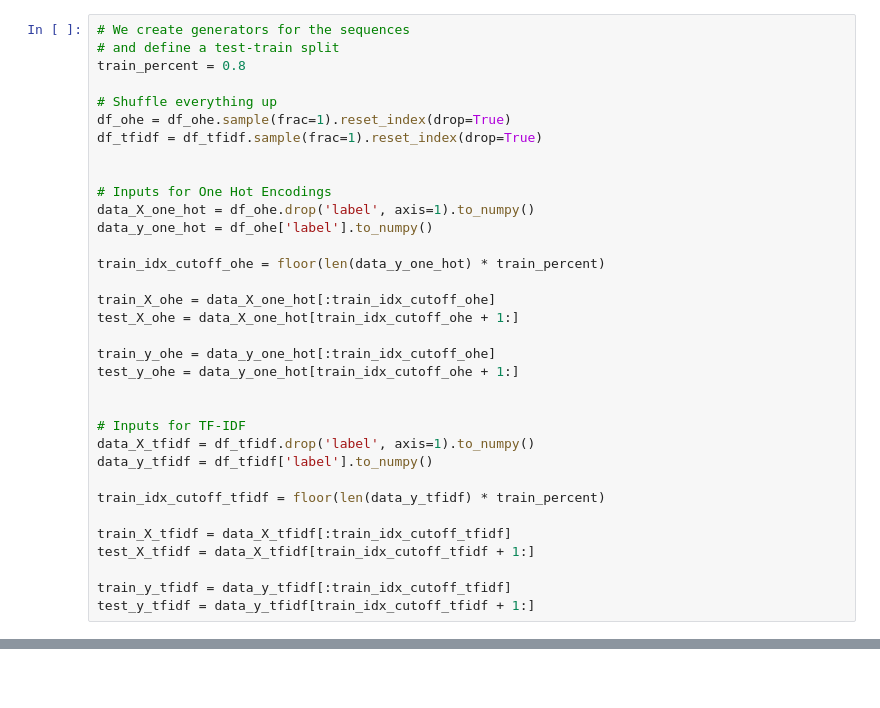
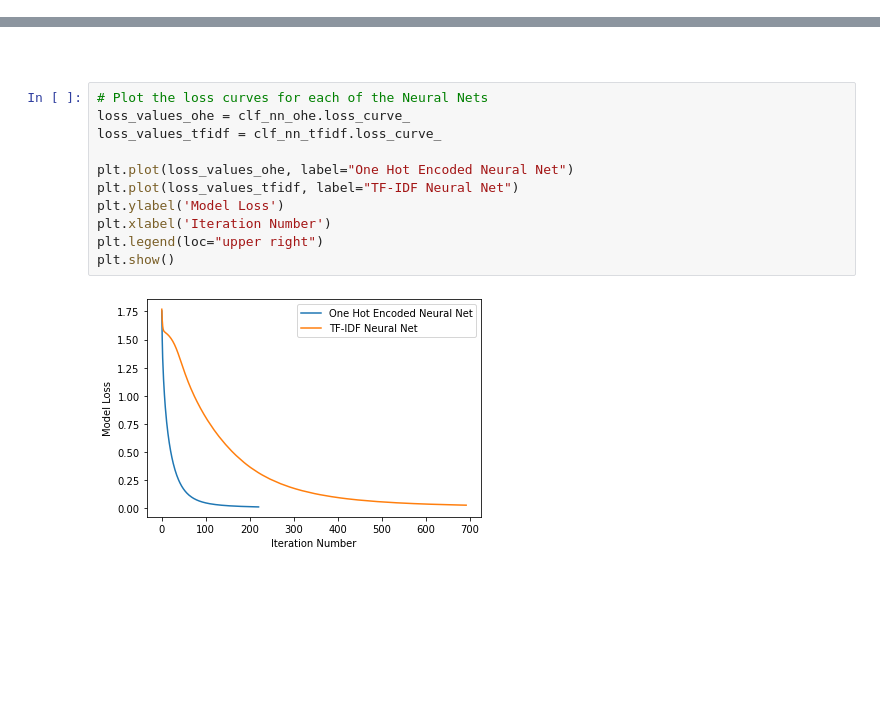
Before and after one commit to yuvaltimen/AuthorshipAttribution, a Jupyter notebook: authorship_attribution.ipynb, the cells around one changed output, grey strips where cells are left out. Drawn from its saved outputs; the diff is of its cells as text; blank space fills up the shorter version.

```diff
--- a/authorship_attribution.ipynb
+++ b/authorship_attribution.ipynb
@@ -572,40 +634,6 @@ from sklearn.metrics import f1_score, precision_score, recall_score
 
 from sklearn.linear_model import LogisticRegression
 from sklearn.neural_network import MLPClassifier
-# %%
-# We create generators for the sequences
-# and define a test-train split
-train_percent = 0.8
-
-# Shuffle everything up
-df_ohe = df_ohe.sample(frac=1).reset_index(drop=True)
-df_tfidf = df_tfidf.sample(frac=1).reset_index(drop=True)
-
-
-# Inputs for One Hot Encodings
-data_X_one_hot = df_ohe.drop('label', axis=1).to_numpy()
-data_y_one_hot = df_ohe['label'].to_numpy()
-
-train_idx_cutoff_ohe = floor(len(data_y_one_hot) * train_percent)
-
-train_X_ohe = data_X_one_hot[:train_idx_cutoff_ohe]
-test_X_ohe = data_X_one_hot[train_idx_cutoff_ohe + 1:]
-
-train_y_ohe = data_y_one_hot[:train_idx_cutoff_ohe]
-test_y_ohe = data_y_one_hot[train_idx_cutoff_ohe + 1:]
-
-
-# Inputs for TF-IDF
-data_X_tfidf = df_tfidf.drop('label', axis=1).to_numpy()
-data_y_tfidf = df_tfidf['label'].to_numpy()
-
-train_idx_cutoff_tfidf = floor(len(data_y_tfidf) * train_percent)
-
-train_X_tfidf = data_X_tfidf[:train_idx_cutoff_tfidf]
-test_X_tfidf = data_X_tfidf[train_idx_cutoff_tfidf + 1:]
-
-train_y_tfidf = data_y_tfidf[:train_idx_cutoff_tfidf]
-test_y_tfidf = data_y_tfidf[train_idx_cutoff_tfidf + 1:]
 # %%
 # Logistic Regression:
 # Here, we implement sklearn's Logistic Regression model.
@@ -694,2 +731,15 @@ F1 Measure: 0.9222097963146505
 # %% [markdown]
 ##
+# %%
+# Plot the loss curves for each of the Neural Nets
+loss_values_ohe = clf_nn_ohe.loss_curve_
+loss_values_tfidf = clf_nn_tfidf.loss_curve_
+
+plt.plot(loss_values_ohe, label="One Hot Encoded Neural Net")
+plt.plot(loss_values_tfidf, label="TF-IDF Neural Net")
+plt.ylabel('Model Loss')
+plt.xlabel('Iteration Number')
+plt.legend(loc="upper right")
+plt.show()
+# %% [output]
+[figure, added]
```
Also changed, not shown: parts of 28 cells of this notebook.
